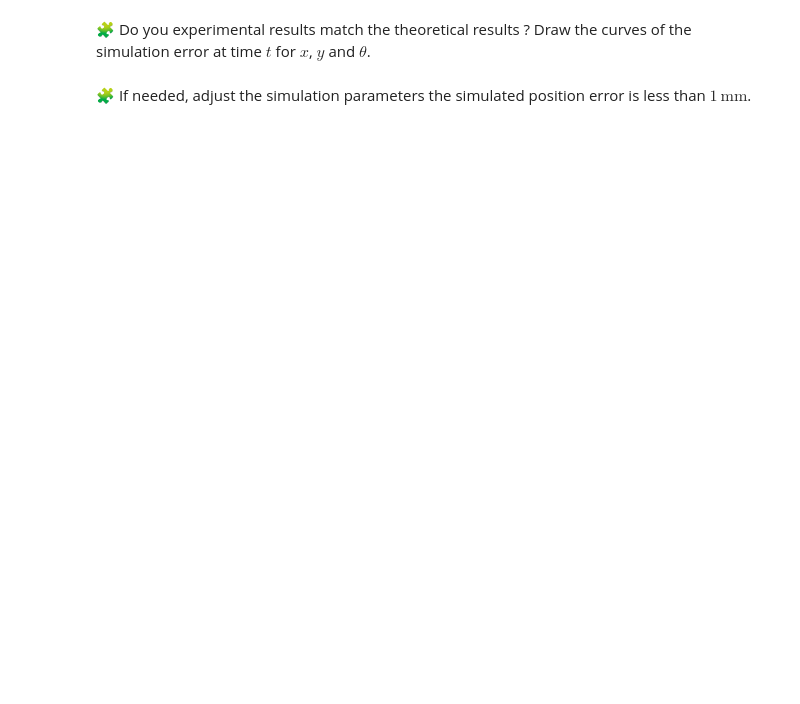
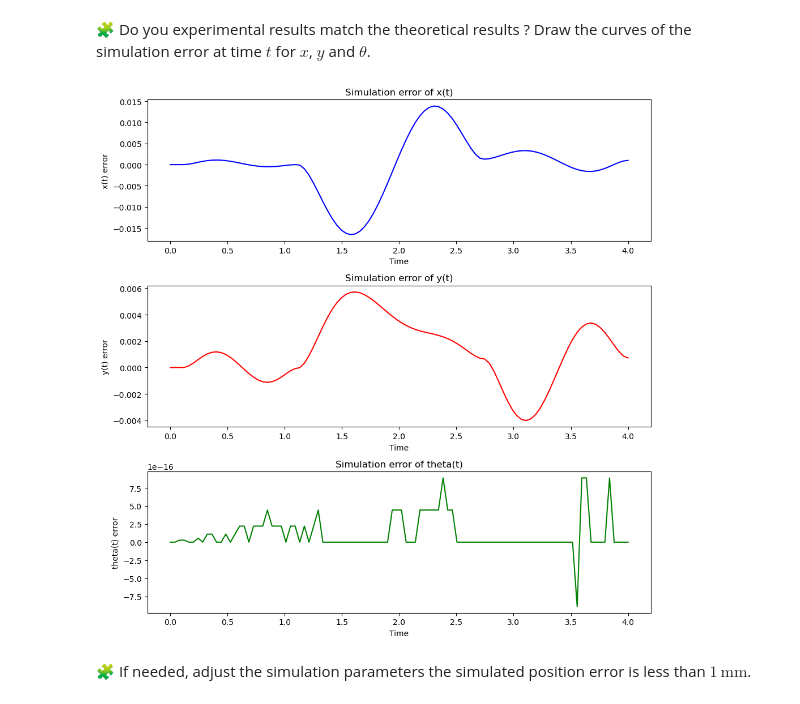
Before and after one commit to Nezar-ELMESSNAOUI/control-engineering-with-python-project-2023-2024, a Jupyter notebook: Project-part-1.ipynb, the cells around one changed output. Drawn from its saved outputs; the diff is of its cells as text; code cells hidden in the pictures; blank space fills up the shorter version.

Commit message:
analytical expression and error plot

```diff
--- a/Project-part-1.ipynb
+++ b/Project-part-1.ipynb
@@ -246,3 +292,33 @@ pass
+# %%
+# Extracting the solution
+t = np.linspace(0.0, 4.0, 100)
+x_t, y_t, theta_t = simul["sol"](t)
+
+# Plotting
+figure(figsize=(10, 10))
+
+subplot(3, 1, 1)
+plot(t , x_t - 2*np.sin(np.pi*t/2), 'b-')
+xlabel('Time')
+ylabel('x(t) error')
+title('Simulation error of x(t)')
+
+subplot(3, 1, 2)
+plot(t , y_t + 2*np.cos(np.pi*t/2)-2, 'r-')
+xlabel('Time')
+ylabel('y(t) error')
+title('Simulation error of y(t)')
+
+subplot(3, 1, 3)
+plot(t, theta_t - (np.pi / 2)*t, 'g-')
+xlabel('Time')
+ylabel('theta(t) error')
+title('Simulation error of theta(t)')
+
+tight_layout()
+show()
+# %% [output]
+[figure, added]
 # %% [markdown]
 🧩 If needed, adjust the simulation parameters the simulated position error is less than $1\, \mathrm{ mm}$.
 # %%
```
Also changed, not shown: parts of 3 cells of this notebook.
